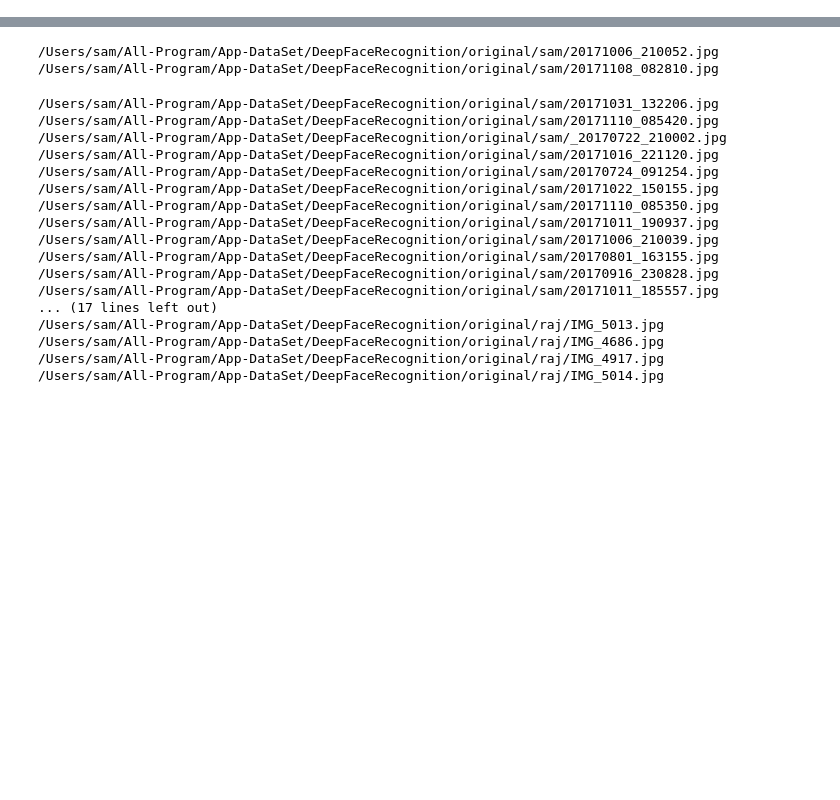
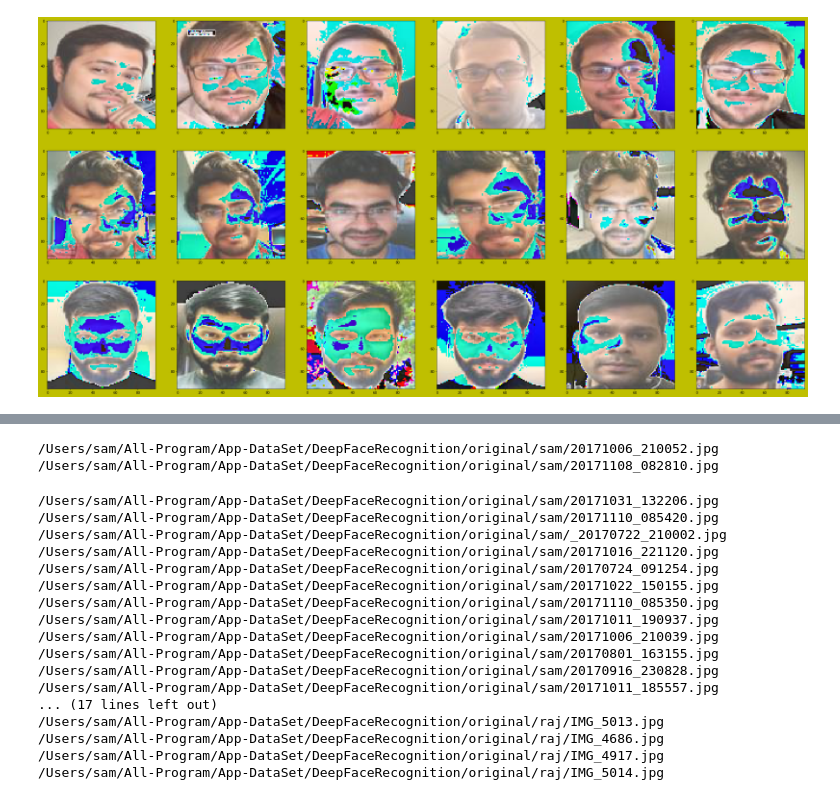
Before and after one commit to Sardhendu/DeepFaceRecognition, a Jupyter notebook: Vizualize.ipynb, the cells around one changed output, grey strips where cells are left out. Cells and saved outputs as stored; diff of their text form; code cells hidden in the pictures; blank space fills up the shorter version.

```diff
--- a/Vizualize.ipynb
+++ b/Vizualize.ipynb
@@ -2,0 +39,6 @@
+# %%
+image = tf.image.random_brightness(batchX[1,:], max_delta=70, seed=7591)
+images = sess.run(image)
+vizualize(images.astype(np.uint8), rows=3, columns=6, figsize=(40, 20))
+# %% [output]
+[figure, added]
```
Also changed, not shown: parts of 8 cells of this notebook, 5 other files.
